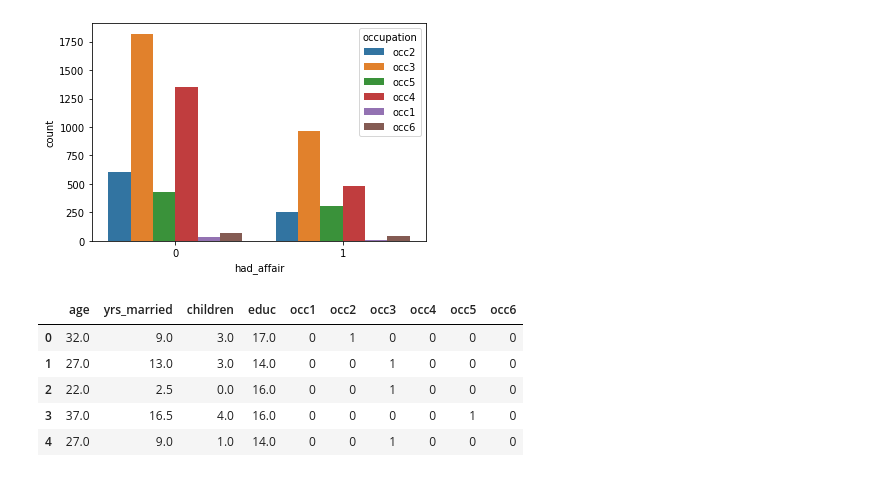
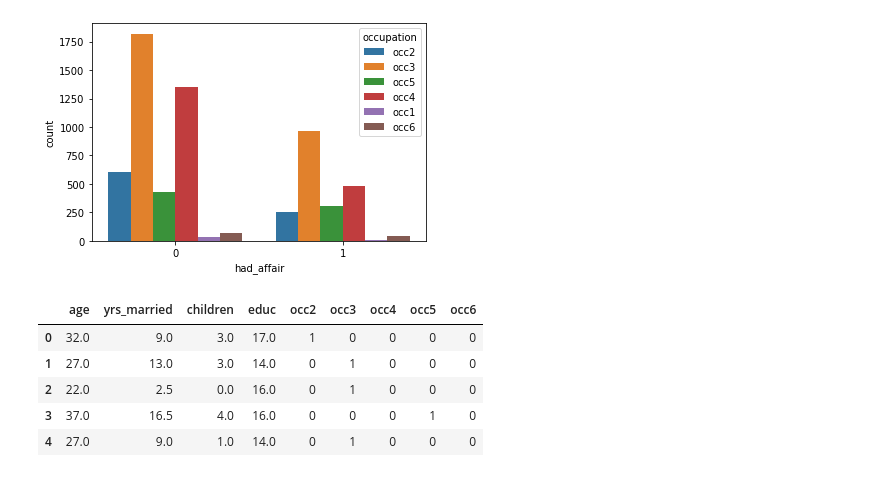
Before and after one commit to crrw/Data-Analytics, a Jupyter notebook: homework2/DA_HW_2_Aasish_Dhungel.ipynb, the cells around one changed output. Saved outputs shown, nothing was run; the diff lists cells and outputs as text; code cells hidden in the pictures.

```diff
--- a/homework2/DA_HW_2_Aasish_Dhungel.ipynb
+++ b/homework2/DA_HW_2_Aasish_Dhungel.ipynb
@@ -358,16 +500,16 @@ sns.countplot(x = 'had_affair', hue = 'occupation', data = dff)
 <AxesSubplot:xlabel='had_affair', ylabel='count'>
 [figure]
 # %%
-occupation = pd.get_dummies(dff['occupation'])
+occupation = pd.get_dummies(dff['occupation'], drop_first = True)
 # %%
 # Hint create a df3 which is combining df2 with this new set of dummy variables using pd.concat method
-df3 = pd.concat([tf, occupation], axis = 1)
+df3 = pd.concat([df2, occupation], axis = 1)
 df3.head()
 # %% [output]
-|  | age | yrs_married | children | educ | occ1 | occ2 | occ3 | occ4 | occ5 | occ6 |
-| 0 | 32.0 | 9.0 | 3.0 | 17.0 | 0 | 1 | 0 | 0 | 0 | 0 |
-| 1 | 27.0 | 13.0 | 3.0 | 14.0 | 0 | 0 | 1 | 0 | 0 | 0 |
-| 2 | 22.0 | 2.5 | 0.0 | 16.0 | 0 | 0 | 1 | 0 | 0 | 0 |
-| 3 | 37.0 | 16.5 | 4.0 | 16.0 | 0 | 0 | 0 | 0 | 1 | 0 |
-| 4 | 27.0 | 9.0 | 1.0 | 14.0 | 0 | 0 | 1 | 0 | 0 | 0 |
+|  | age | yrs_married | children | educ | occ2 | occ3 | occ4 | occ5 | occ6 |
+| 0 | 32.0 | 9.0 | 3.0 | 17.0 | 1 | 0 | 0 | 0 | 0 |
+| 1 | 27.0 | 13.0 | 3.0 | 14.0 | 0 | 1 | 0 | 0 | 0 |
+| 2 | 22.0 | 2.5 | 0.0 | 16.0 | 0 | 1 | 0 | 0 | 0 |
+| 3 | 37.0 | 16.5 | 4.0 | 16.0 | 0 | 0 | 0 | 1 | 0 |
+| 4 | 27.0 | 9.0 | 1.0 | 14.0 | 0 | 1 | 0 | 0 | 0 |
 # %%
```
Also changed, not shown: parts of 37 cells of this notebook, 2 other files.
